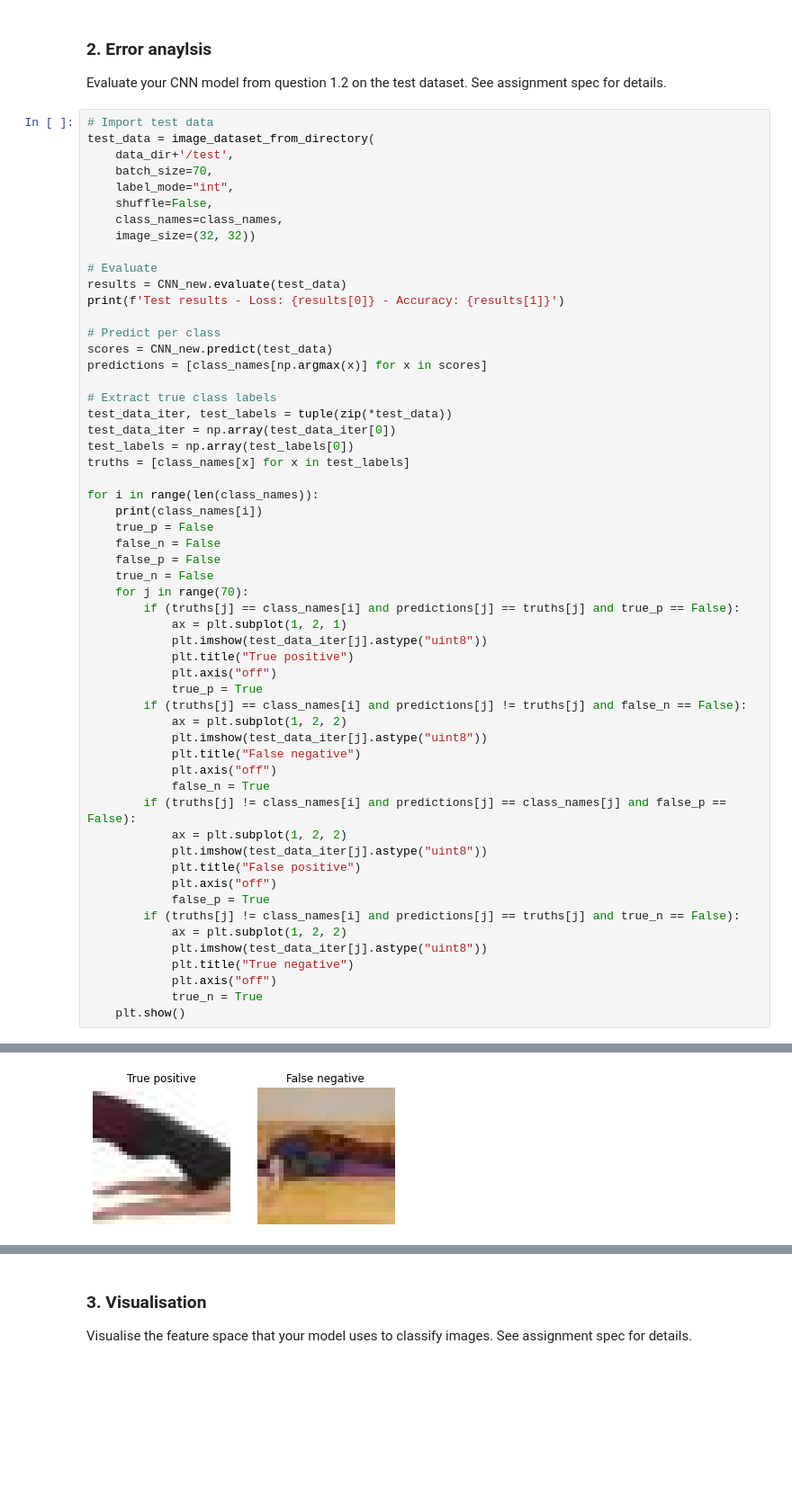
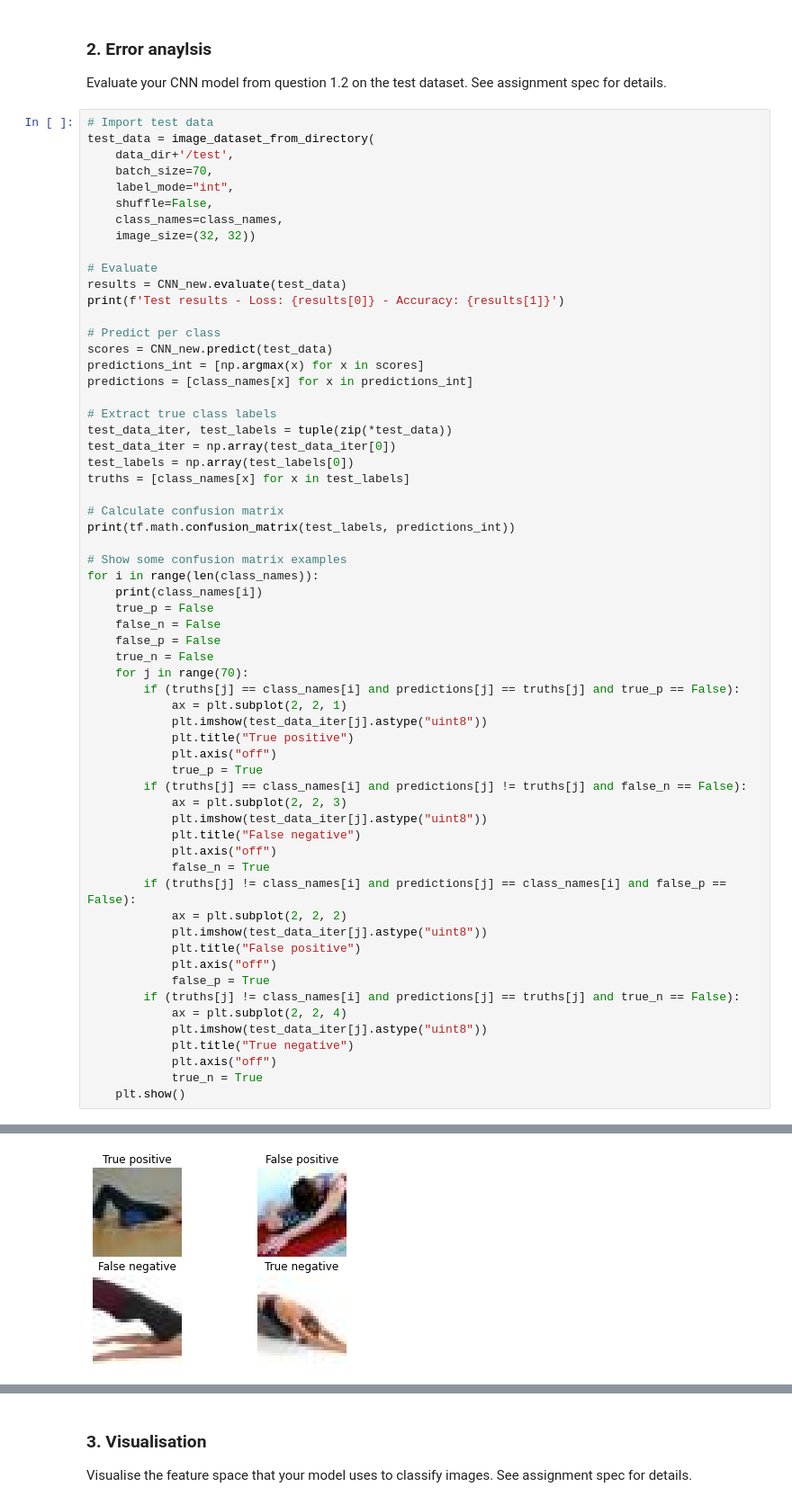
Before and after one commit to byi649/CNN-image-classification, a Jupyter notebook: COMP90086_asst2_2022.ipynb, the cells around one changed output, grey strips where cells are left out. Shown at 90% size. Saved outputs shown, nothing was run; the diff lists cells and outputs as text; blank space fills up the shorter version.

```diff
--- a/COMP90086_asst2_2022.ipynb
+++ b/COMP90086_asst2_2022.ipynb
@@ -199,7 +199,8 @@ print(f'Test results - Loss: {results[0]} - Accuracy: {results[1]}')
 
 # Predict per class
 scores = CNN_new.predict(test_data)
-predictions = [class_names[np.argmax(x)] for x in scores]
+predictions_int = [np.argmax(x) for x in scores]
+predictions = [class_names[x] for x in predictions_int]
 
 # Extract true class labels
 test_data_iter, test_labels = tuple(zip(*test_data))
@@ -207,6 +208,10 @@ test_data_iter = np.array(test_data_iter[0])
 test_labels = np.array(test_labels[0])
 truths = [class_names[x] for x in test_labels]
 
+# Calculate confusion matrix
+print(tf.math.confusion_matrix(test_labels, predictions_int))
+
+# Show some confusion matrix examples
 for i in range(len(class_names)):
     print(class_names[i])
     true_p = False
@@ -215,25 +220,25 @@ for i in range(len(class_names)):
     true_n = False
     for j in range(70):
         if (truths[j] == class_names[i] and predictions[j] == truths[j] and true_p == False):
-            ax = plt.subplot(1, 2, 1)
+            ax = plt.subplot(2, 2, 1)
             plt.imshow(test_data_iter[j].astype("uint8"))
             plt.title("True positive")
             plt.axis("off")
             true_p = True
         if (truths[j] == class_names[i] and predictions[j] != truths[j] and false_n == False):
-            ax = plt.subplot(1, 2, 2)
+            ax = plt.subplot(2, 2, 3)
             plt.imshow(test_data_iter[j].astype("uint8"))
             plt.title("False negative")
             plt.axis("off")
             false_n = True
-        if (truths[j] != class_names[i] and predictions[j] == class_names[j] and false_p == False):
-            ax = plt.subplot(1, 2, 2)
+        if (truths[j] != class_names[i] and predictions[j] == class_names[i] and false_p == False):
+            ax = plt.subplot(2, 2, 2)
             plt.imshow(test_data_iter[j].astype("uint8"))
             plt.title("False positive")
             plt.axis("off")
             false_p = True
         if (truths[j] != class_names[i] and predictions[j] == truths[j] and true_n == False):
-            ax = plt.subplot(1, 2, 2)
+            ax = plt.subplot(2, 2, 4)
             plt.imshow(test_data_iter[j].astype("uint8"))
             plt.title("True negative")
             plt.axis("off")
@@ -246,3 +262,3 @@ Test results - Loss: 1.346632957458496 - Accuracy: 0.5
 bridge
-[figure, old version]
+[figure, new version]
 childs
```
Also changed, not shown: parts of 4 cells of this notebook.
